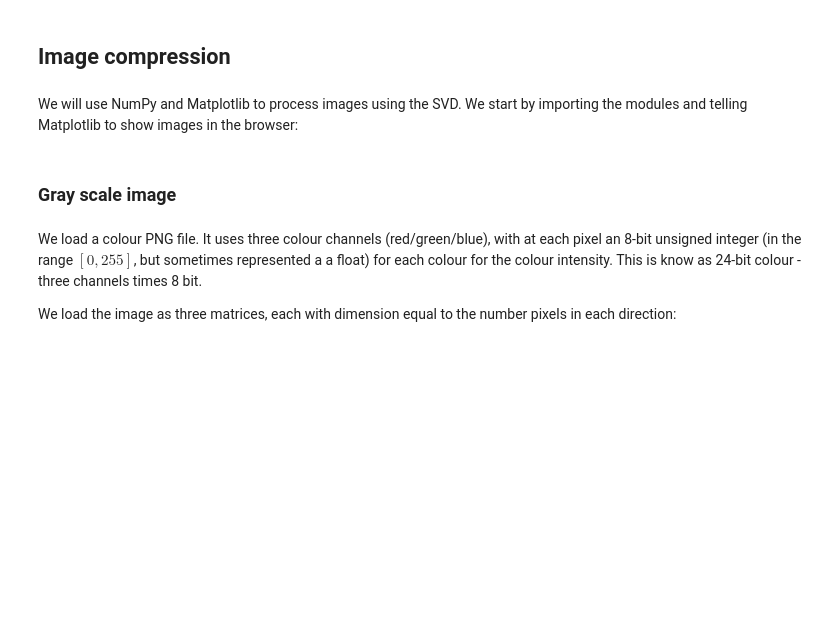
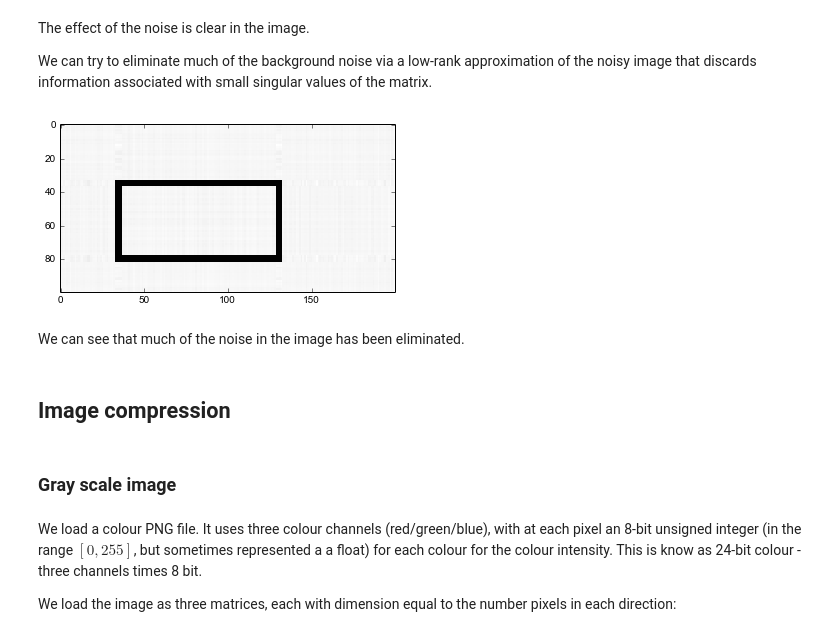
Before and after one commit to garth-wells/notebooks-3M1, a Jupyter notebook: notebooks/SingularValueDecomposition.ipynb, the cells around one changed output. Drawn from its saved outputs; the diff is of its cells as text; code cells hidden in the pictures; blank space fills up the shorter version.

```diff
--- a/notebooks/SingularValueDecomposition.ipynb
+++ b/notebooks/SingularValueDecomposition.ipynb
@@ -11,4 +70,20 @@ $$
+# %% [markdown]
+The effect of the noise is clear in the image.
+
+We can try to eliminate much of the background noise via a low-rank approximation of the noisy image that discards information associated with small singular values of the matrix.
+# %%
+# Compute SVD of nois matrix
+U, s, V = np.linalg.svd(A, full_matrices=False)
+
+# Set any singular values less than 1.0 equation zero
+s[s < 1.0] = 0.0
+
+# Reconstruct low rank approximation and display
+A_denoised = np.dot(U, np.dot(np.diag(s), V))
+plt.imshow(A_denoised, cmap='gray', interpolation='none');
+# %% [output]
+[figure, added]
+# %% [markdown]
+We can see that much of the noise in the image has been eliminated.
 # %% [markdown]
 ## Image compression
-# %% [markdown]
-We will use NumPy and Matplotlib to process images using the SVD. We start by importing the modules and telling Matplotlib to show images in the browser:
```
Also changed, not shown: parts of 66 cells of this notebook.
